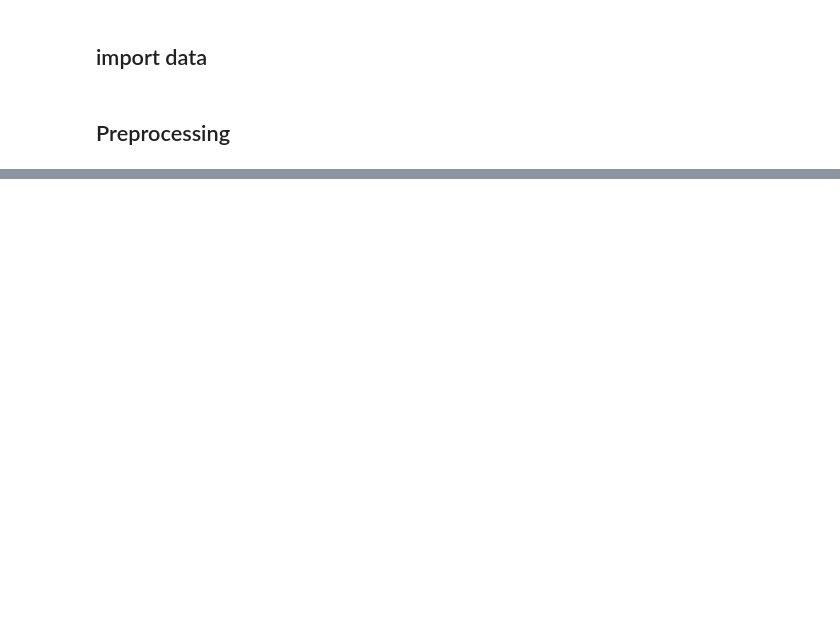
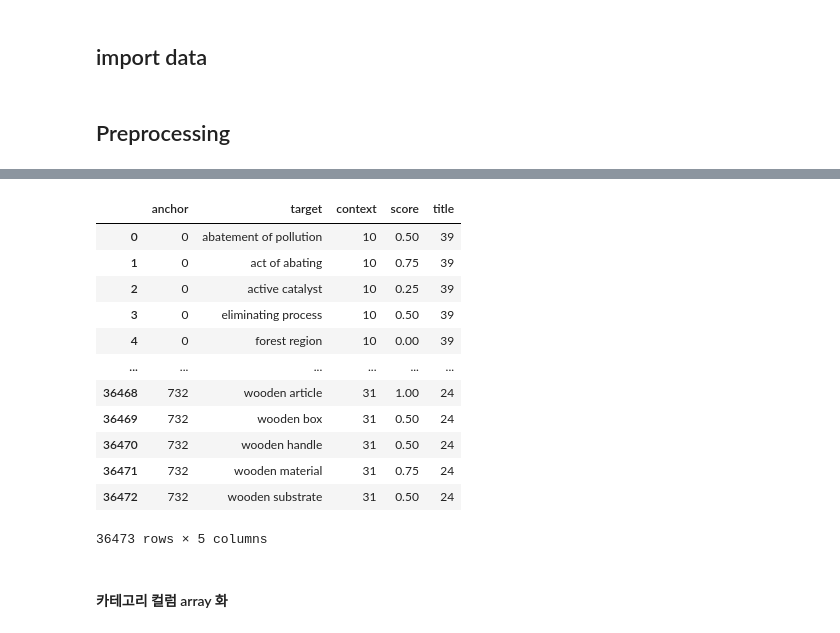
Before and after one commit to yyc9337/AI_Project, a Jupyter notebook: [Kaggle] US_PPPM/preprocess.ipynb, the cells around one changed output, grey strips where cells are left out. Saved outputs shown, nothing was run; the diff lists cells and outputs as text; code cells hidden in the pictures; blank space fills up the shorter version.

Commit message:
카테고리 컬럼 프로세싱

```diff
--- a/[Kaggle] US_PPPM/preprocess.ipynb
+++ b/[Kaggle] US_PPPM/preprocess.ipynb
@@ -39,0 +67,33 @@ test_df.head()
+# %%
+encoder = LabelEncoder()
+
+def preprocessing_labelEncoder(df_col) :
+    encoder.fit(df_col)
+    labels = encoder.transform(df_col)
+    return labels
+# %%
+train_df['anchor'] = preprocessing_labelEncoder(train_df['anchor'])
+train_df['context'] = preprocessing_labelEncoder(train_df['context'])
+train_df['title'] = preprocessing_labelEncoder(train_df['title'])
+
+test_df['anchor'] = preprocessing_labelEncoder(test_df['anchor'])
+test_df['context'] = preprocessing_labelEncoder(test_df['context'])
+test_df['title'] = preprocessing_labelEncoder(test_df['title'])
+# %%
+train_df
+# %% [output]
+|  | anchor | target | context | score | title |
+| 0 | 0 | abatement of pollution | 10 | 0.50 | 39 |
+| 1 | 0 | act of abating | 10 | 0.75 | 39 |
+| 2 | 0 | active catalyst | 10 | 0.25 | 39 |
+| 3 | 0 | eliminating process | 10 | 0.50 | 39 |
+| 4 | 0 | forest region | 10 | 0.00 | 39 |
+| ... | ... | ... | ... | ... | ... |
+| 36468 | 732 | wooden article | 31 | 1.00 | 24 |
+| 36469 | 732 | wooden box | 31 | 0.50 | 24 |
+| 36470 | 732 | wooden handle | 31 | 0.50 | 24 |
+| 36471 | 732 | wooden material | 31 | 0.75 | 24 |
+| 36472 | 732 | wooden substrate | 31 | 0.50 | 24 |
+36473 rows × 5 columns
+# %% [markdown]
+#### 카테고리 컬럼 array 화
```
Also changed, not shown: parts of 9 cells of this notebook.
